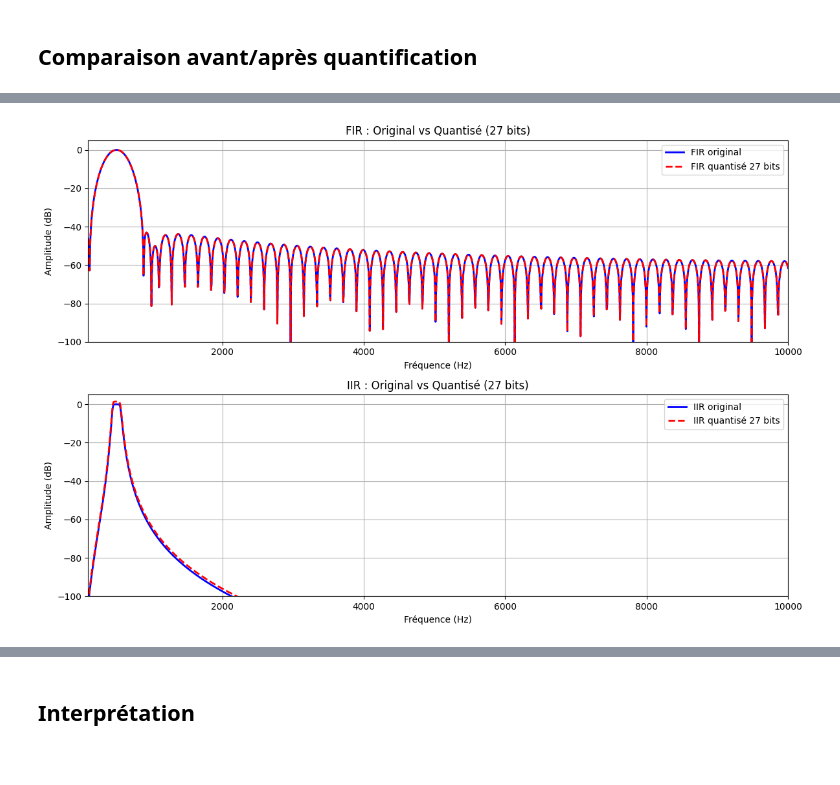
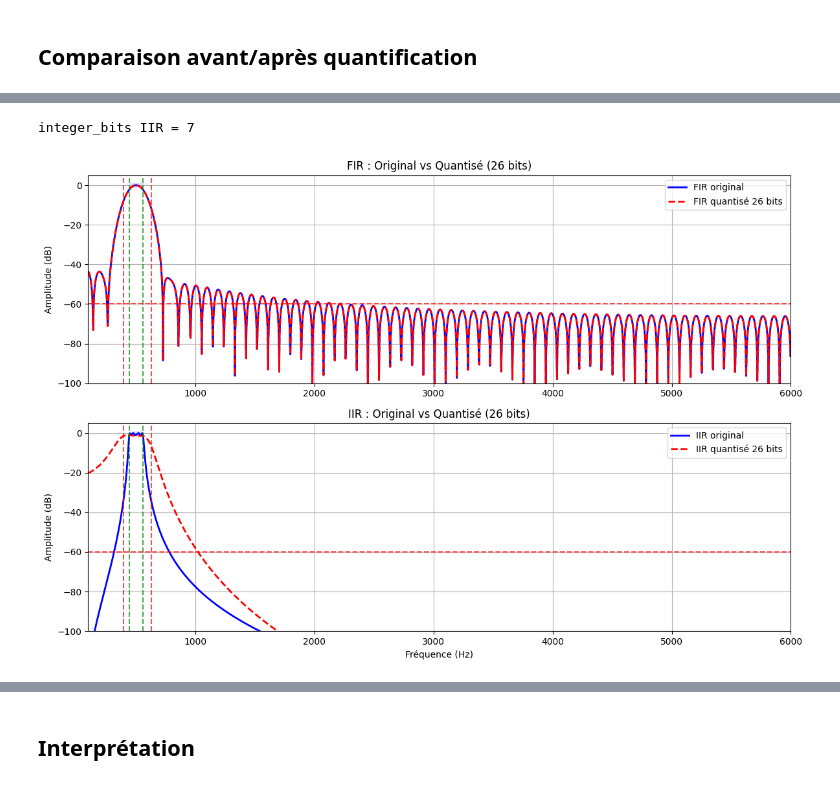
Before and after one commit to Sawlyer/SIR, a Jupyter notebook: design_filters_1_3_octave.ipynb, the cells around one changed output, grey strips where cells are left out. Drawn from its saved outputs; the diff is of its cells as text; code cells hidden in the pictures.

Commit message:
cheb1ord + fonction generique pour filtre + guess automatique du nombre de bits necessaire pour partie entière + fonction superpositions graphiques +  nouveau son ville ambiante

```diff
--- a/design_filters_1_3_octave.ipynb
+++ b/design_filters_1_3_octave.ipynb
@@ -11,9 +12,10 @@ import pandas as pd
 # %% [markdown]
 ## Paramètres globaux
 # %%
-fs = 24000 # fréquence d'échantillonnage
-bands = np.arange(22, 40)   # bande 22 → 39
+fs = 12000 # fréquence d'échantillonnage
+bands = np.arange(22, 37)   # bande 22 → 36 (car fu < fs/2)
 Nbands = len(bands) # nombre de bandes
+iir_order = 4  # ordre des filtres IIR Chebyshev
 # %% [markdown]
 ## Calcul des fréquences ANSI 1/3 octave
 # %%
@@ -154,18 +207,20 @@ Toutes les bandes filtrées ont été sauvegardées !
 # %%
 k = 5  # bande 27
+fl, f0, fu = ansi_band(bands[k])
 taps = filters_FIR[k]
-sos = filters_IIR[k]
+b, a = filters_IIR[k]
 
 # FIR
 w, h = freqz(taps, [1], worN=2048, fs=fs)
 plt.plot(w, 20*np.log10(np.abs(h)), label="FIR")
 
 # IIR
-w2, h2 = sosfreqz(sos, worN=2048, fs=fs)
+w2, h2 = freqz(b, a, worN=2048, fs=fs)
 plt.plot(w2, 20*np.log10(np.abs(h2)), '--', label="IIR")
 
 plt.legend()
 plt.grid(True)
 plt.title(f"Bande ANSI {bands[k]} : FIR vs IIR")
+add_ansi_overlay(plt.gca(), fl, fu, fs)
 plt.show()
 # %% [output]
@@ -380,53 +473,68 @@ Pôles/Zéros IIR - Bande 27 (Quantifié 16 bits):
 # %%
-# Comparaison originale vs quantifiée
-wl = 27
+import math
+
+wl = 26
 k = 5  # bande 27
 
 taps_orig = filters_FIR[k]
-sos_orig = filters_IIR[k]
+b_orig, a_orig = filters_IIR[k]
 
-# Quantifiés
+# Choix dynamique du nombre de bits entiers pour l’IIR
+max_iir_coeff = max(np.max(np.abs(b_orig)), np.max(np.abs(a_orig)))
+integer_bits_iir = math.ceil(math.log2(max_iir_coeff)) + 1
+print(f"integer_bits IIR = {integer_bits_iir}")
+
+if wl <= integer_bits_iir:
+    raise ValueError(f"WL={wl} est trop petit pour ces IIR (besoin de {integer_bits_iir} bits entiers).")
+
+# Quantifications
 taps_q = quantize(taps_orig, wl, integer_bits=1)
-sos_q = sos_orig.copy()
-sos_q[:, :3] = quantize(sos_orig[:, :3], wl, integer_bits=3)
-sos_q[:, 4:] = quantize(sos_orig[:, 4:], wl, integer_bits=3)
-sos_q[:, 3] = 1.0
 
-# Réponses
+b_q = quantize(b_orig, wl, integer_bits=integer_bits_iir)
+a_q = quantize(a_orig, wl, integer_bits=integer_bits_iir)
+a_q[0] = 1.0
 
+# Réponses fréquentielles
 w_orig_fir, h_orig_fir = freqz(taps_orig, [1], worN=2048, fs=fs)
-w_orig_iir, h_orig_iir = sosfreqz(sos_orig, worN=2048, fs=fs)
-w_q_fir, h_q_fir = freqz(taps_q, [1], worN=2048, fs=fs)
-w_q_iir, h_q_iir = sosfreqz(sos_q, worN=2048, fs=fs)
+w_q_fir,   h_q_fir   = freqz(taps_q,       [1], worN=2048, fs=fs)
 
+w_orig_iir, h_orig_iir = freqz(b_orig, a_orig, worN=2048, fs=fs)
+w_q_iir,   h_q_iir   = freqz(b_q,   a_q,   worN=2048, fs=fs)
+
+# PLOTS
 plt.figure(figsize=(12, 8))
 
 # FIR
 plt.subplot(2, 1, 1)
-plt.plot(w_orig_fir, 20*np.log10(np.abs(h_orig_fir)), 'b-', label='FIR original', linewidth=2)
-plt.plot(w_q_fir, 20*np.log10(np.abs(h_q_fir)), 'r--', label=f'FIR quantisé {wl} bits', linewidth=2)
+plt.plot(w_orig_fir, 20*np.log10(np.abs(h_orig_fir)), 'b', linewidth=2, label='FIR original')
+plt.plot(w_q_fir,   20*np.log10(np.abs(h_q_fir)),   'r--', linewidth=2, label=f'FIR quantisé {wl} bits')
 plt.title(f'FIR : Original vs Quantisé ({wl} bits)')
-plt.xlabel('Fréquence (Hz)')
-plt.ylabel('Amplitude (dB)')
+plt.ylabel("Amplitude (dB)")
 plt.grid(True)
 plt.ylim([-100, 5])
 plt.legend()
-plt.xlim([100, 10000])  # zoom sur les fréquences utiles
+plt.xlim([100, 6000])
 
 # IIR
 plt.subplot(2, 1, 2)
-plt.plot(w_orig_iir, 20*np.log10(np.abs(h_orig_iir)), 'b-', label='IIR original', linewidth=2)
-plt.plot(w_q_iir, 20*np.log10(np.abs(h_q_iir)), 'r--', label=f'IIR quantisé {wl} bits', linewidth=2)
+plt.plot(w_orig_iir, 20*np.log10(np.abs(h_orig_iir)), 'b', linewidth=2, label='IIR original')
+plt.plot(w_q_iir,   20*np.log10(np.abs(h_q_iir)),   'r--', linewidth=2, label=f'IIR quantisé {wl} bits')
 plt.title(f'IIR : Original vs Quantisé ({wl} bits)')
-plt.xlabel('Fréquence (Hz)')
-plt.ylabel('Amplitude (dB)')
+plt.xlabel("Fréquence (Hz)")
+plt.ylabel("Amplitude (dB)")
 plt.grid(True)
 plt.ylim([-100, 5])
 plt.legend()
-plt.xlim([100, 10000])
+plt.xlim([100, 6000])
+
+# Ajout des overlays ANSI
+fl, f0, fu = ansi_band(bands[k])
+add_ansi_overlay(plt.subplot(2, 1, 1), fl, fu, fs)
+add_ansi_overlay(plt.subplot(2, 1, 2), fl, fu, fs)
 
 plt.tight_layout()
 plt.show()
 # %% [output]
+integer_bits IIR = 7
-[figure, old version]
+[figure, new version]
 # %%
```
Also changed, not shown: parts of 20 cells of this notebook, 1 other file.
